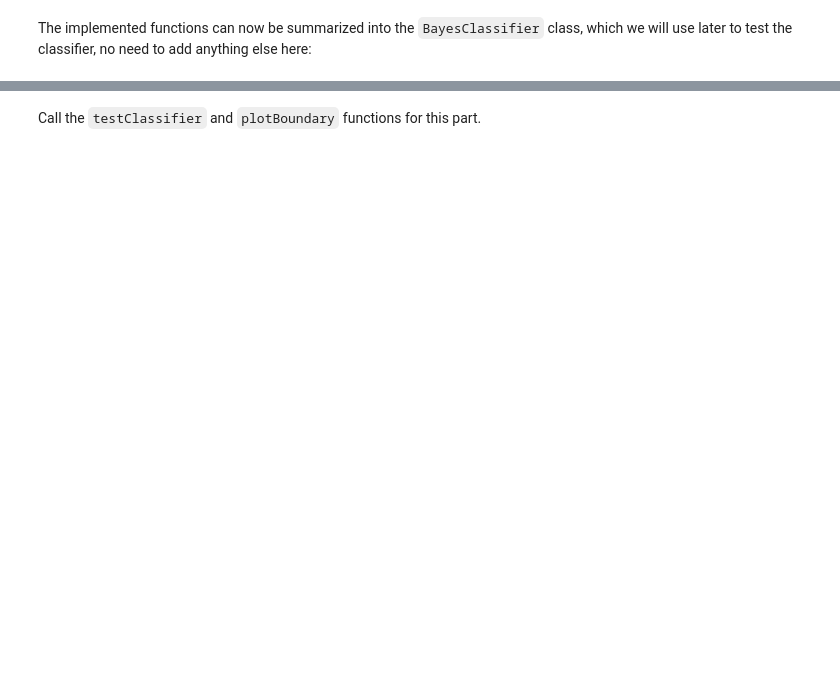
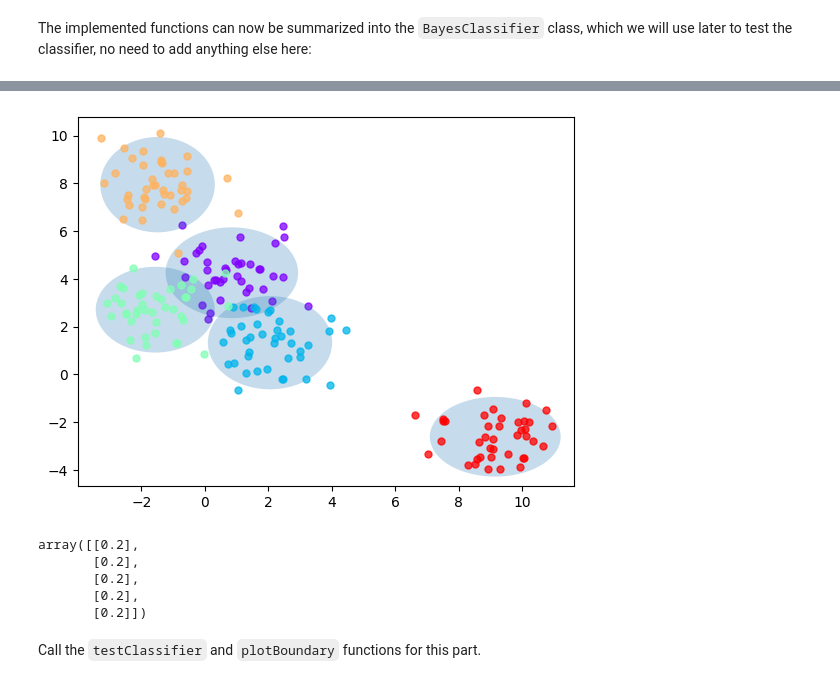
Before and after one commit to nathanansel28/DD2421, a Jupyter notebook: lab3/lab3.ipynb, the cells around one changed output, grey strips where cells are left out. Drawn from its saved outputs; the diff is of its cells as text; code cells hidden in the pictures; blank space fills up the shorter version.

```diff
--- a/lab3/lab3.ipynb
+++ b/lab3/lab3.ipynb
@@ -60,3 +56,19 @@ plotGaussian(X,labels,mu,sigma)
+# %%
+%matplotlib inline
+# Testing for W = 1/N which should give the same result as above.
+
+X, labels = genBlobs(centers=5)
+W_test = np.ones((X.shape[0], 1)) / X.shape[0]
+mu, sigma = mlParams(X, labels, W=W_test)
+plotGaussian(X, labels, mu, sigma)
+computePrior(labels, W=W_test)
+# %% [output]
+[figure, added]
+array([[0.2],
+       [0.2],
+       [0.2],
+       [0.2],
+       [0.2]])
 # %% [markdown]
 Call the `testClassifier` and `plotBoundary` functions for this part.
 # %%
```
Also changed, not shown: parts of 10 cells of this notebook, 1 other file.
